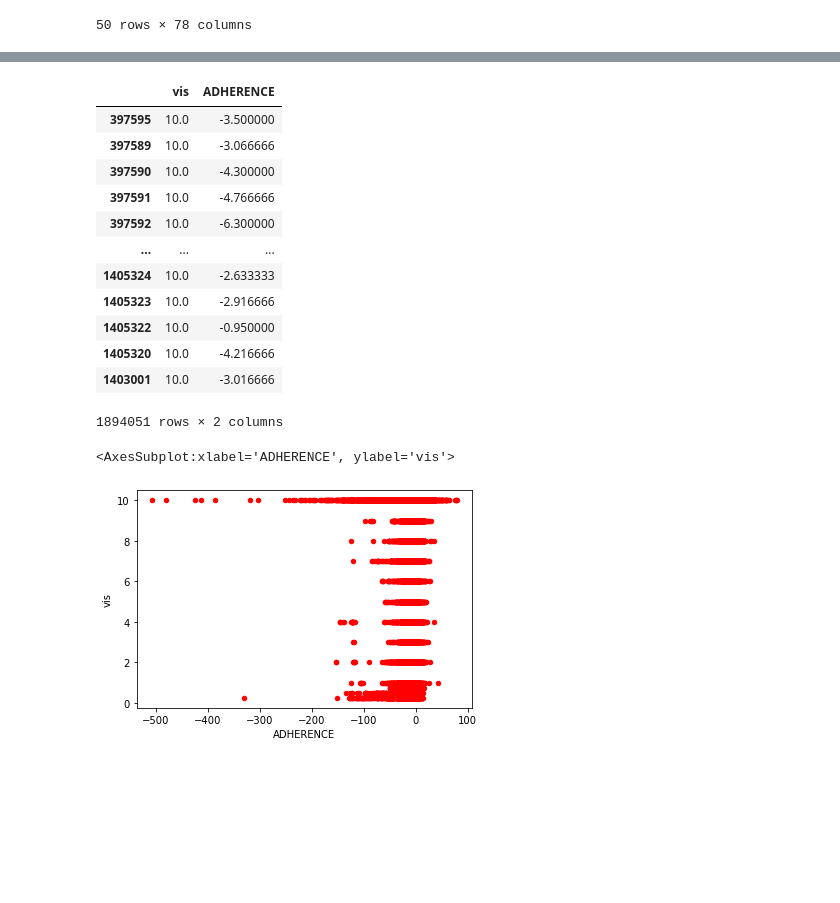
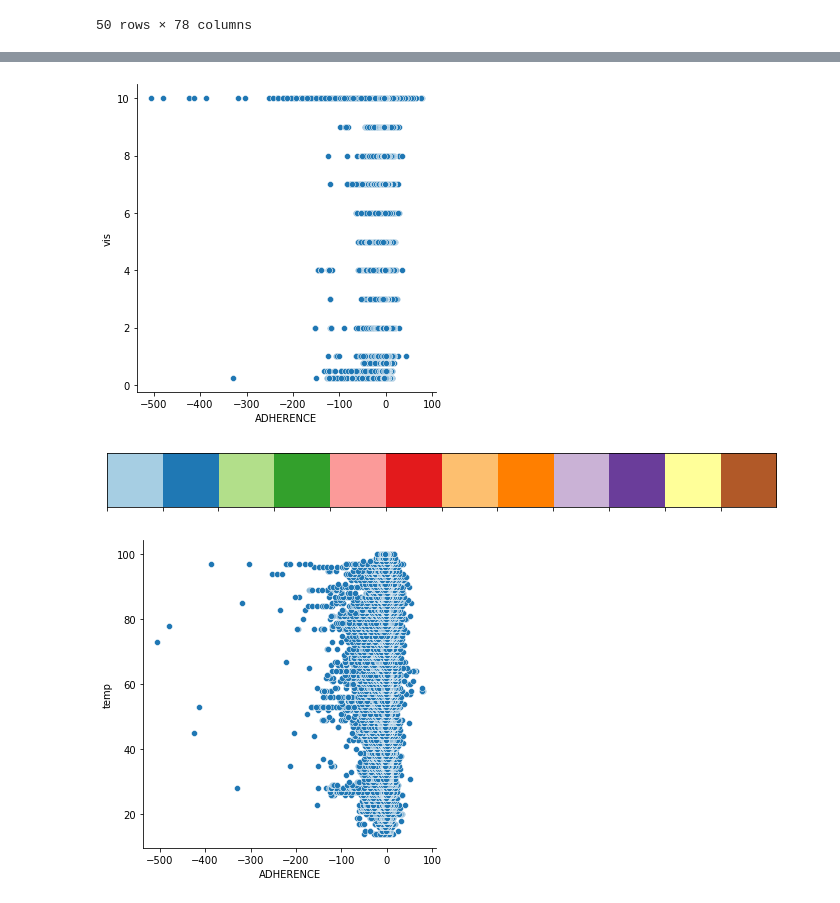
Before and after one commit to NSS-Data-Analytics-Cohort-7/wego-grumpy-concat, a Jupyter notebook: notebook/bussin_data.ipynb, the cells around one changed output, grey strips where cells are left out. Saved outputs shown, nothing was run; the diff lists cells and outputs as text; code cells hidden in the pictures; blank space fills up the shorter version.

```diff
--- a/notebook/bussin_data.ipynb
+++ b/notebook/bussin_data.ipynb
@@ -113,31 +114,23 @@ a
-# %%
-dataFrame = a.dropna()
-dataFrame
-# %% [output]
-|  | vis | ADHERENCE |
-| 397595 | 10.0 | -3.500000 |
-| 397589 | 10.0 | -3.066666 |
-| 397590 | 10.0 | -4.300000 |
-| 397591 | 10.0 | -4.766666 |
-| 397592 | 10.0 | -6.300000 |
-| ... | ... | ... |
-| 1405324 | 10.0 | -2.633333 |
-| 1405323 | 10.0 | -2.916666 |
-| 1405322 | 10.0 | -0.950000 |
-| 1405320 | 10.0 | -4.216666 |
-| 1403001 | 10.0 | -3.016666 |
-1894051 rows × 2 columns
-# %%
-dataFrame.plot(
-    x='ADHERENCE',
-    y='vis',
-    kind='scatter',
-    title=None,
-    legend=False,
-    xlabel=None,
-    ylabel=None,
-    c= 'r',
-)
-# %% [output]
-<AxesSubplot:xlabel='ADHERENCE', ylabel='vis'>
-[figure, removed]
+# %%
+sns.relplot(
+    data=mergeddfbtemp,
+    x='ADHERENCE',
+    y='vis'
+)
+current_palette = sns.color_palette()
+sns.palplot(sns.color_palette("Paired"))
+
+plt.show()
+# %% [output]
+[figure, added]
+[figure, added]
+# %%
+sns.relplot(
+    data=mergeddfbtemp,
+    x='ADHERENCE',
+    y='temp'
+)
+
+plt.show()
+# %% [output]
+[figure, added]
```
Also changed, not shown: parts of 15 cells of this notebook.
